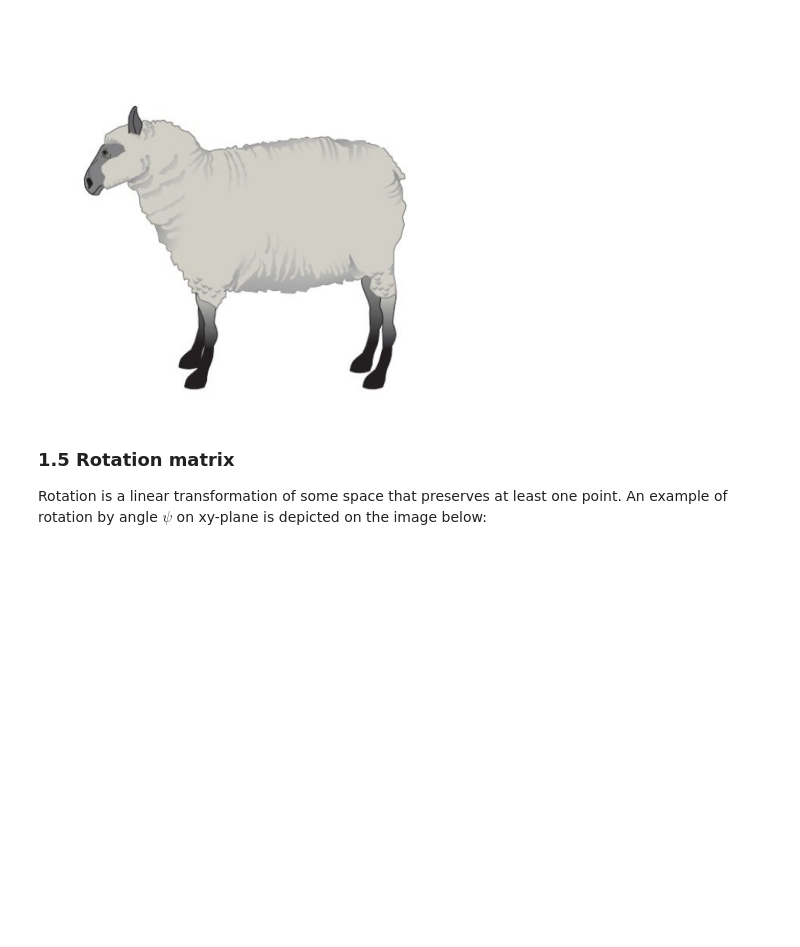
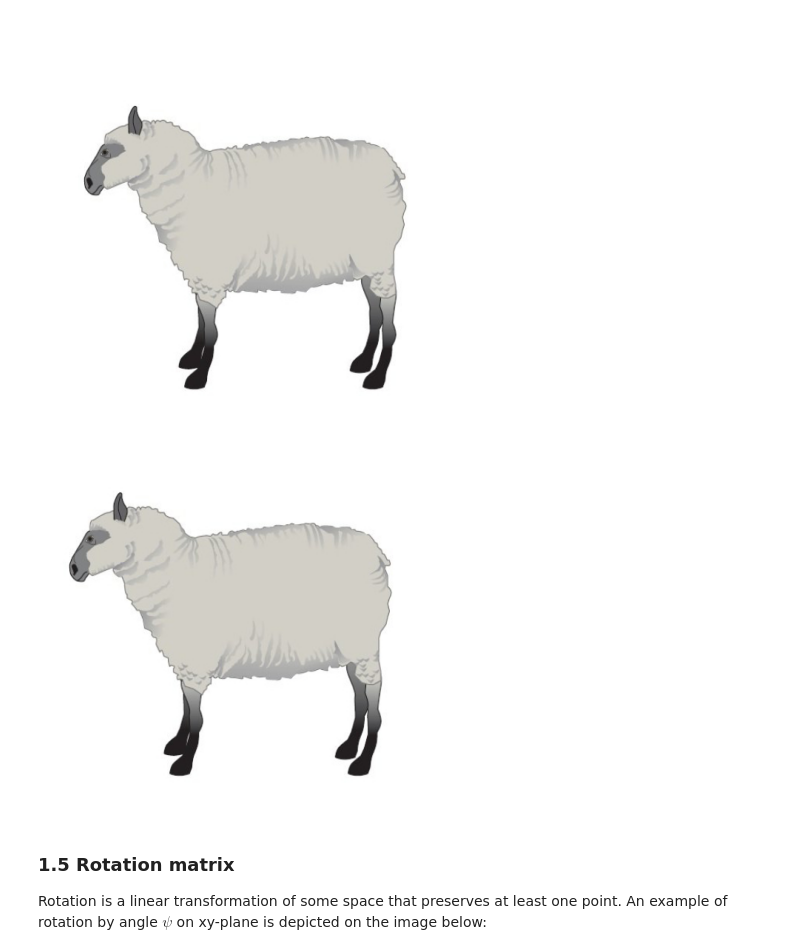
Before and after one commit to Martik-k/linear-algebra-lab1-transformations, a Jupyter notebook: LA_Lab_1_2026.ipynb, the cells around one changed output. Saved outputs shown, nothing was run; the diff lists cells and outputs as text; code cells hidden in the pictures; blank space fills up the shorter version.

```diff
--- a/LA_Lab_1_2026.ipynb
+++ b/LA_Lab_1_2026.ipynb
@@ -370,13 +417,22 @@ plt.show()
 [figure]
 # %%
 ##### YOUR CODE STARTS #####
-restored_img = ...
+h, w = translated_img.shape[:2]
+
+M_inv = np.array([
+    [1, 0, -20],
+    [0, 1, -25]
+], dtype=np.float32)
+
+restored_img = cv.warpAffine(translated_img, M_inv, (w, h), flags=cv.INTER_LINEAR, borderMode=cv.BORDER_CONSTANT, borderValue=(255, 255, 255))
 ##### YOUR CODE ENDS #####
 
-# restored_img_rgb = cv.cvtColor(restored_img, cv.COLOR_BGR2RGB)
-# plt.imshow(restored_img_rgb)
-# plt.axis('off')
-# plt.show()
+restored_img_rgb = cv.cvtColor(restored_img, cv.COLOR_BGR2RGB)
+plt.imshow(restored_img_rgb)
+plt.axis('off')
+plt.show()
+# %% [output]
+[figure, added]
 # %% [markdown]
 ### 1.5 Rotation matrix
 
```
Also changed, not shown: parts of 15 cells of this notebook.
